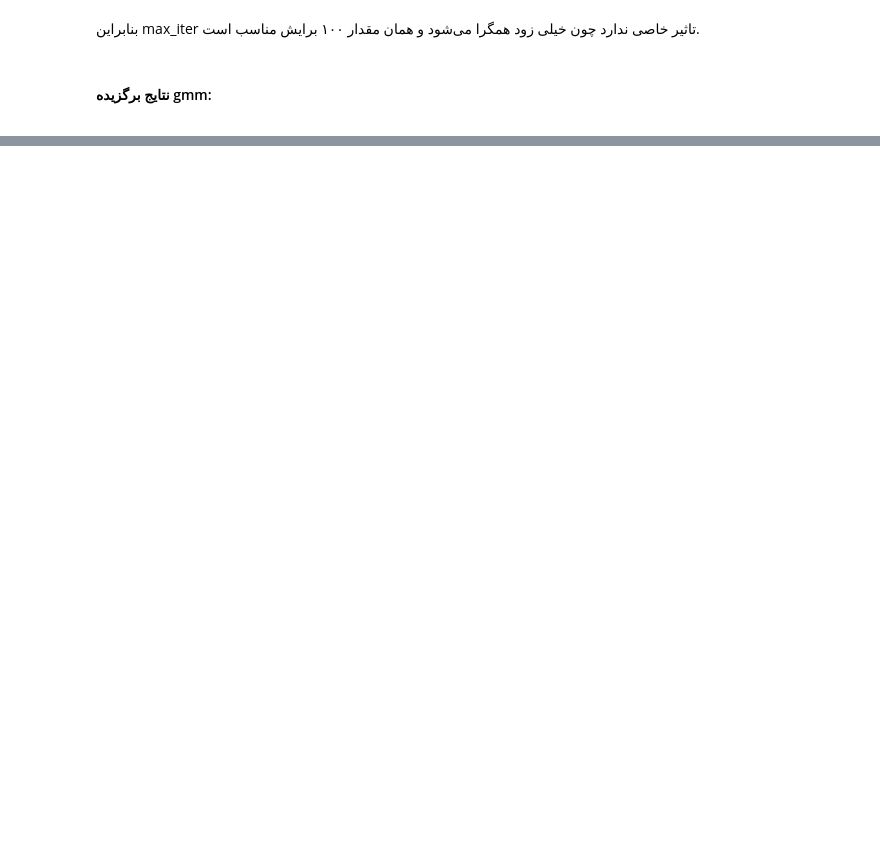
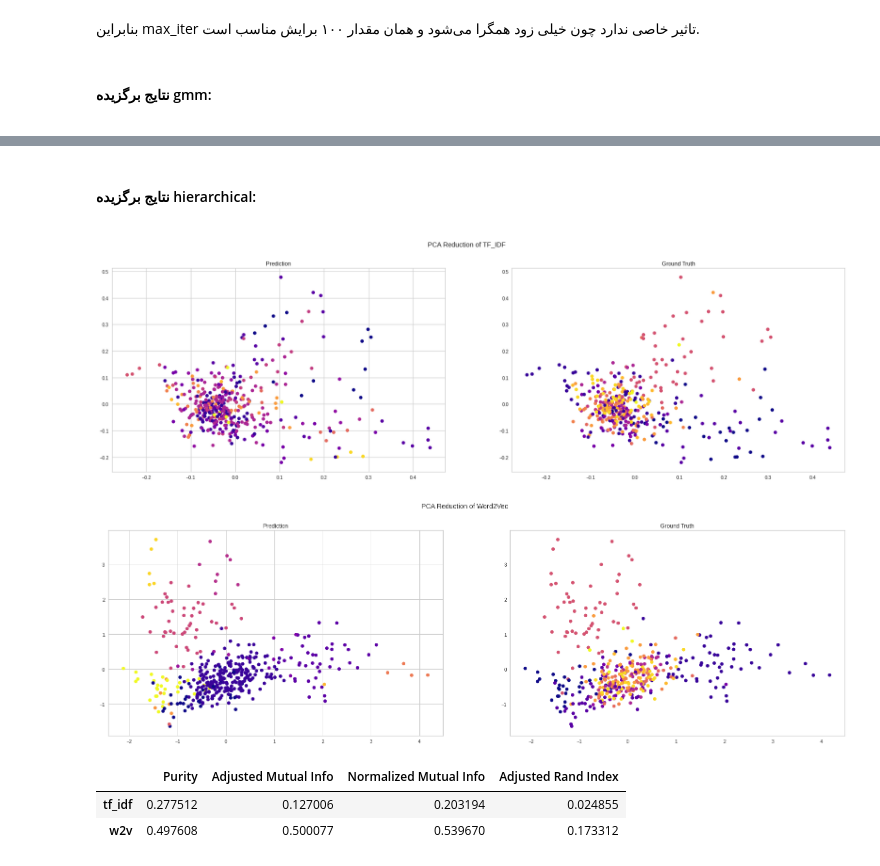
Before and after one commit to hamidreza004/MIR, a Jupyter notebook: reports/phase3/clustering.ipynb, the cells around one changed output, grey strips where cells are left out. Saved outputs shown, nothing was run; the diff lists cells and outputs as text; code cells hidden in the pictures; blank space fills up the shorter version.

Commit message:
finish hierarchical

```diff
--- a/reports/phase3/clustering.ipynb
+++ b/reports/phase3/clustering.ipynb
@@ -427,0 +402,18 @@ _ = AMI_results_hier.query('vector == "w2v" and metric == "AMI"').sort_values(by
+# %%
+tfidf_param = {'n_clusters': 14, 'linkage': 'complete', 'affinity': 'l1'}
+w2v_param = {'n_clusters': 13, 'linkage': 'average', 'affinity': 'l2'}
+# %% [markdown]
+<div dir="rtl">
+    <h4>
+        نتایج برگزیده hierarchical:
+    </h4>
+</div>
+# %%
+hierarchical_results = hierarchical.get_evaluation_dataframe(tf_idf, tfidf_param, enhanced_w2v, w2v_param, tags)
+hierarchical_results
+# %% [output]
+[figure, added]
+[figure, added]
+|  | Purity | Adjusted Mutual Info | Normalized Mutual Info | Adjusted Rand Index |
+| tf_idf | 0.277512 | 0.127006 | 0.203194 | 0.024855 |
+| w2v | 0.497608 | 0.500077 | 0.539670 | 0.173312 |
```
Also changed, not shown: parts of 18 cells of this notebook, 5 other files.
